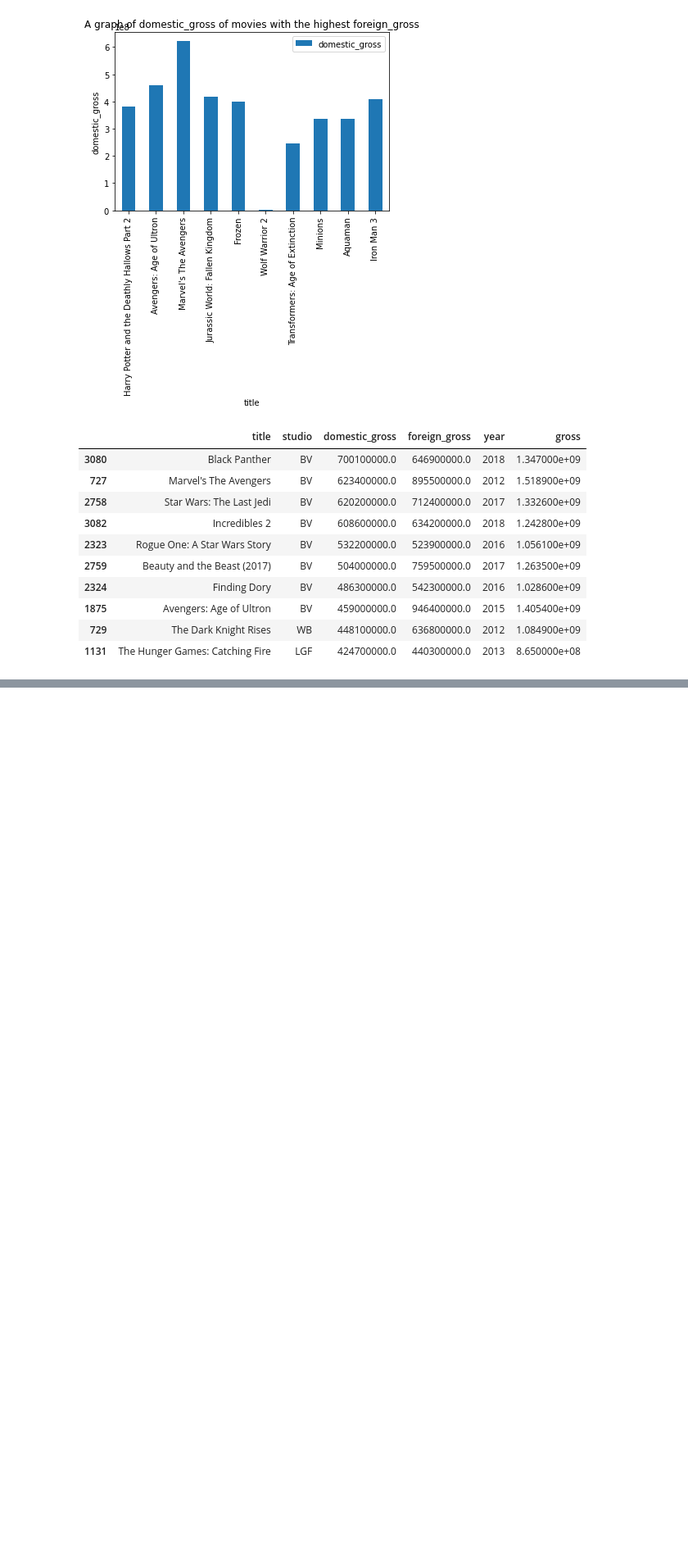
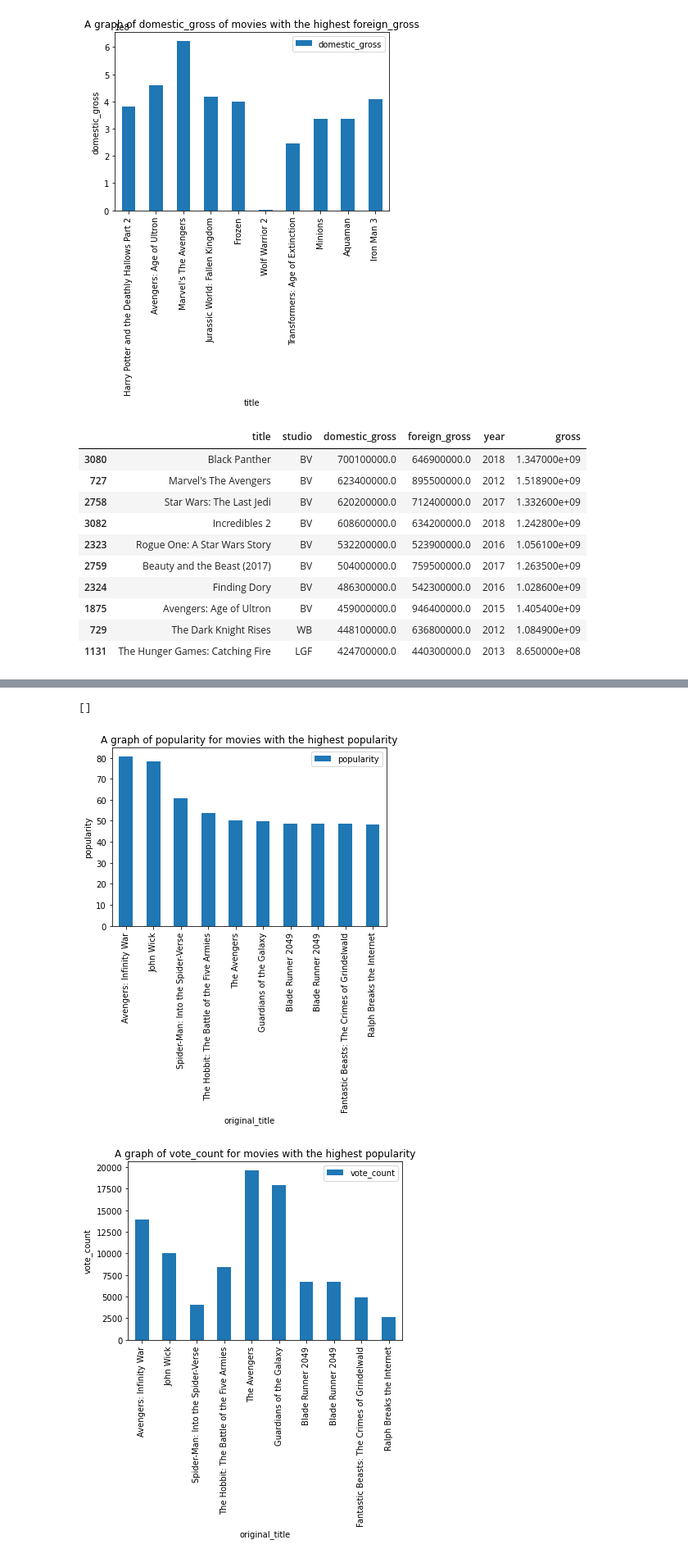
Before and after one commit to aggrey034/projo, a Jupyter notebook: index.ipynb, the cells around one changed output, grey strips where cells are left out. Shown at 82% size. Saved outputs shown, nothing was run; the diff lists cells and outputs as text; code cells hidden in the pictures; blank space fills up the shorter version.

```diff
--- a/index.ipynb
+++ b/index.ipynb
@@ -225,0 +312,5 @@ df1_top10b
+# %%
+# sorting with respect to popularity
+df2_sorted2=df2.sort_values(by="popularity", ascending=False)
+df2_top10b = df2_sorted2.head(10)
+df2_top10b
@@ -225,0 +331,16 @@ df1_top10b
+# %%
+df2_top10b.plot(kind="bar", x="original_title", y="popularity")
+plt.xlabel("original_title")
+plt.ylabel("popularity")
+plt.title("A graph of popularity for movies with the highest popularity")
+plt.plot()
+
+df2_top10b.plot(kind="bar", x="original_title", y="vote_count")
+plt.xlabel("original_title")
+plt.ylabel("vote_count")
+plt.title("A graph of vote_count for movies with the highest popularity")
+plt.plot()
+# %% [output]
+[]
+[figure, added]
+[figure, added]
```
Also changed, not shown: parts of 11 cells of this notebook.
